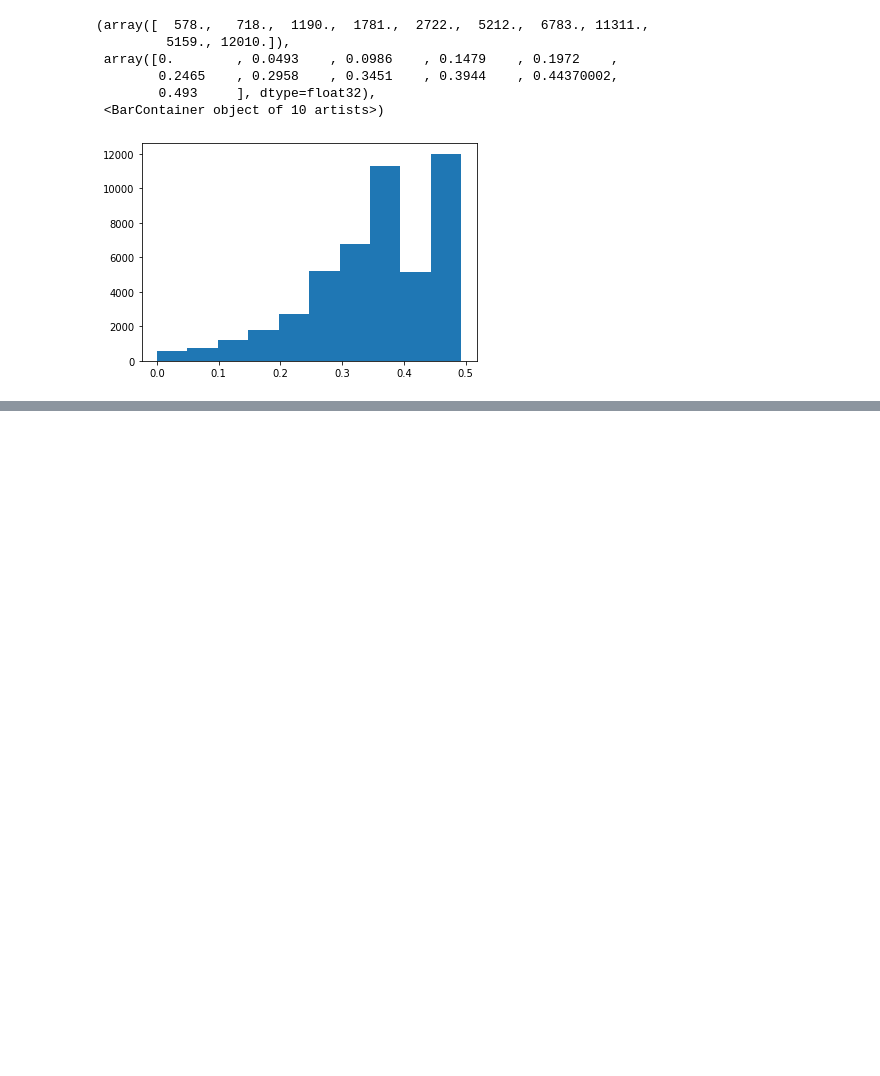
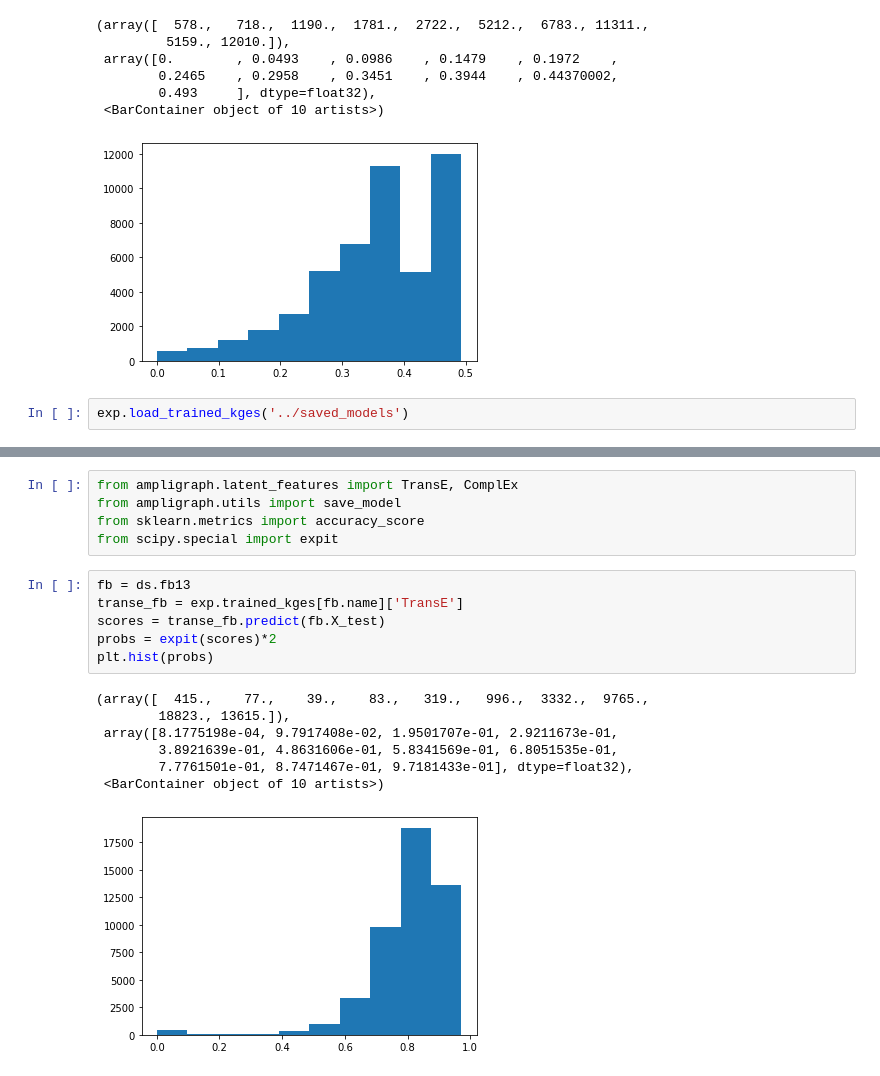
Before and after one commit to TREAT-UOE/kgcal, a Jupyter notebook: notebooks/exp5.ipynb, the cells around one changed output, grey strips where cells are left out. Saved outputs shown, nothing was run; the diff lists cells and outputs as text; blank space fills up the shorter version.

```diff
--- a/notebooks/exp5.ipynb
+++ b/notebooks/exp5.ipynb
@@ -96,3 +94,5 @@ plt.hist(probs)
         0.493     ], dtype=float32),
  <BarContainer object of 10 artists>)
 [figure]
+# %%
+exp.load_trained_kges('../saved_models')
@@ -98,0 +117,19 @@ plt.hist(probs)
+# %%
+from ampligraph.latent_features import TransE, ComplEx
+from ampligraph.utils import save_model
+from sklearn.metrics import accuracy_score
+from scipy.special import expit
+# %%
+fb = ds.fb13
+transe_fb = exp.trained_kges[fb.name]['TransE']
+scores = transe_fb.predict(fb.X_test)
+probs = expit(scores)*2
+plt.hist(probs)
+# %% [output]
+(array([  415.,    77.,    39.,    83.,   319.,   996.,  3332.,  9765.,
+        18823., 13615.]),
+ array([8.1775198e-04, 9.7917408e-02, 1.9501707e-01, 2.9211673e-01,
+        3.8921639e-01, 4.8631606e-01, 5.8341569e-01, 6.8051535e-01,
+        7.7761501e-01, 8.7471467e-01, 9.7181433e-01], dtype=float32),
+ <BarContainer object of 10 artists>)
+[figure, added]
```
Also changed, not shown: parts of 11 cells of this notebook, 5 other files.
